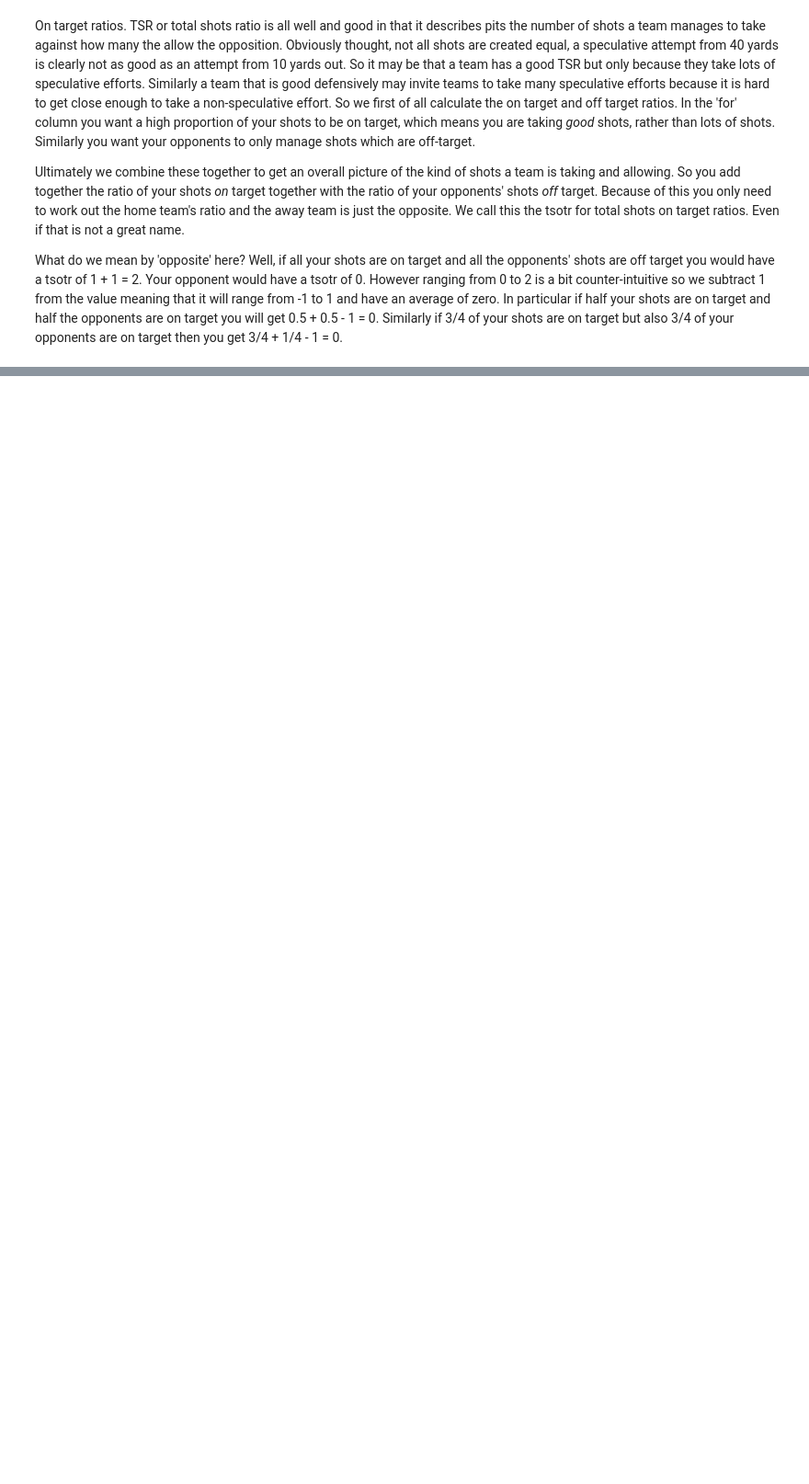
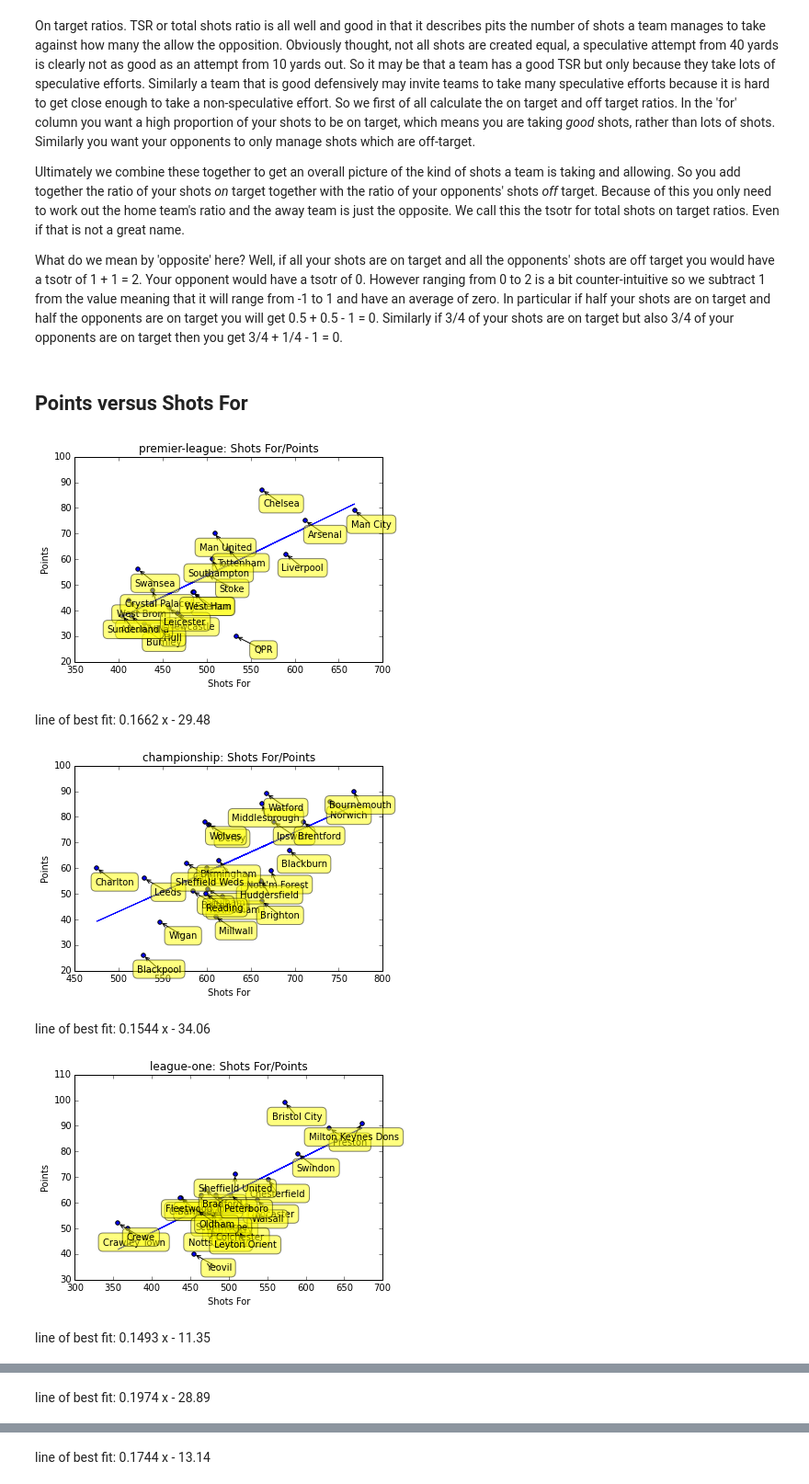
Before and after one commit to allanderek/football-analysis, a Jupyter notebook: LeagueAnalysis.ipynb, the cells around one changed output, grey strips where cells are left out. Shown at 92% size. Saved outputs shown, nothing was run; the diff lists cells and outputs as text; code cells hidden in the pictures; blank space fills up the shorter version.

```diff
--- a/LeagueAnalysis.ipynb
+++ b/LeagueAnalysis.ipynb
@@ -177,11 +155,16 @@ class TeamStats(object):
         self.goals_sot_against_ratio = clean_ratio(self.goals_against, self.sot_against, default=0.0)
         self.pdo = self.goals_sot_for_ratio - self.goals_sot_against_ratio
         self.team_rating = get_team_rating(self.pdo, self.tsotr, self.tsr)
+
+interesting_stats = ['Shots For', 'Shots Against', 'TSR', 'Goals For', 'Goals Against',
+                     'SOT For', 'SOT Against', 'SOT For Ratio', 'SOT Against Ratio', 'TSOTR',
+                     'Goals SOT For Ratio', 'Goals SOT Against Ratio', 'PDO', 'Team Rating'
+                     ]
 # %%
 def get_stats(team, games, filter_fun):
     return TeamStats(team, [g for g in games if filter_fun(team, g)])
 
-for league in leagues:
+for league in all_leagues:
     league.team_stats = {t: get_stats(t, league.matches, involved_in_game) for t in league.teams}
     league.home_team_stats = {t: get_stats(t, league.matches, is_home_game) for t in league.teams}
     league.away_team_stats = {t: get_stats(t, league.matches, is_away_game) for t in league.teams}
@@ -189,25 +172,39 @@ for league in leagues:
 def scatter_stats(league, title='', xlabel='', ylabel='',
                              get_x_stat=None, get_y_stat=None,
                              annotate_teams=None):
+    """By default all teams are annotated, to annotate none pass in '[]' as the list of
+    teams to annotate."""
     if annotate_teams is None:
         annotate_teams = league.teams
+
     plot.title(title)
     plot.xlabel(xlabel)
     plot.ylabel(ylabel)
+    xs = []
+    ys = []
     for team in league.teams:
         x_stat = get_x_stat(league, team)
+        xs.append(x_stat)
         y_stat = get_y_stat(league, team)
+        ys.append(y_stat)
         plot.scatter(x_stat, y_stat)
+
         if team in annotate_teams:
             plot.annotate(team, xy = (x_stat, y_stat),
                           xytext = (40, -20),
                           textcoords = 'offset points', ha = 'right', va = 'bottom',
                           bbox = dict(boxstyle = 'round,pad=0.5', fc = 'yellow', alpha = 0.5),
                           arrowprops = dict(arrowstyle = '->', connectionstyle = 'arc3,rad=0'))
+
+    coefficients = numpy.polyfit(xs, ys, 1)
+    polynomial = numpy.poly1d(coefficients)
+    ys = polynomial(xs)
+    plot.plot(xs, ys)
     plot.show()
     plot.close()
+    display(HTML('line of best fit: ' + str(polynomial)))
 # %%
-def graph_leagues(x_label, y_label, get_x_stat=None, get_y_stat=None):
+def graph_leagues(x_label, y_label, leagues=None, get_x_stat=None, get_y_stat=None, annotate_teams=None):
     """ This only works if the x and y stats are attributes of a TeamStat object """
     def get_stat_from_label(label):
             stat_name = label.replace(' ', '_').lower()
@@ -216,8 +213,23 @@ def graph_leagues(x_label, y_label, get_x_stat=None, get_y_stat=None):
         get_x_stat = get_stat_from_label(x_label)
     if get_y_stat is None:
         get_y_stat = get_stat_from_label(y_label)
+    if leagues is None:
+        leagues = all_leagues
     for league in leagues:
         scatter_stats(league, title='{0}: {1}/{2}'.format(league.title, x_label, y_label),
                       xlabel=x_label, ylabel=y_label,
-                      get_x_stat=get_x_stat, get_y_stat=get_y_stat
+                      get_x_stat=get_x_stat, get_y_stat=get_y_stat,
+                      annotate_teams=annotate_teams
                       )
+# %%
+for statistic in interesting_stats:
+    display(HTML('<h2>Points versus {0}</h2>'.format(statistic)))
+    graph_leagues(statistic, 'Points')
+# %% [output]
+Points versus Shots For
+[figure, added]
+line of best fit: 0.1662 x - 29.48
+[figure, added]
+line of best fit: 0.1544 x - 34.06
+[figure, added]
+line of best fit: 0.1493 x - 11.35
@@ -223,0 +237 @@ def graph_leagues(x_label, y_label, get_x_stat=None, get_y_stat=None):
+line of best fit: 0.1974 x - 28.89
@@ -223,0 +239 @@ def graph_leagues(x_label, y_label, get_x_stat=None, get_y_stat=None):
+line of best fit: 0.1744 x - 13.14
```
Also changed, not shown: parts of 19 cells of this notebook, 1 other file.
